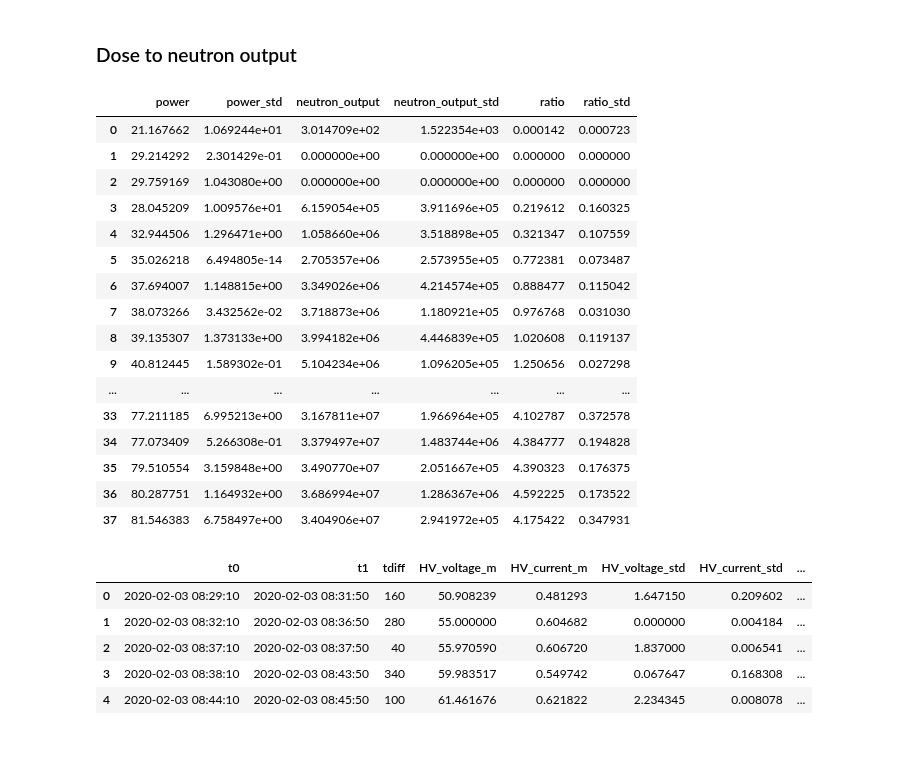
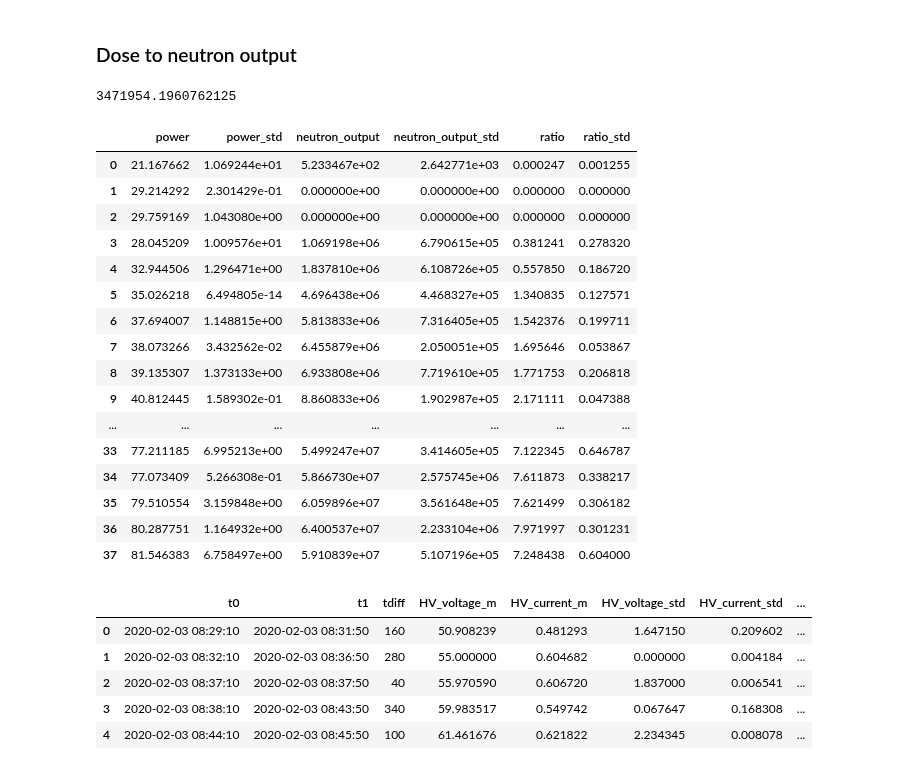
Before and after one commit to kromerh/phd_python, a Jupyter notebook: 18.New_chamber_analysis/10.2020-02-03.NeutronOutput_vs_BeamPower.ipynb, the cells around one changed output. Drawn from its saved outputs; the diff is of its cells as text; code cells hidden in the pictures.

```diff
--- a/18.New_chamber_analysis/10.2020-02-03.NeutronOutput_vs_BeamPower.ipynb
+++ b/18.New_chamber_analysis/10.2020-02-03.NeutronOutput_vs_BeamPower.ipynb
@@ -227,36 +228,42 @@ data
 | 37 | 2020-02-03 10:53:10 | 2020-02-03 10:58:50 | 340 | 138.186167 | 1.094773 | 6.814966e+00 | 3.930731e-02 | ... |
 # %% [markdown]
 ### Dose to neutron output
+# %%
+data_mcnp_LUT = pd.read_csv("/Users/hkromer/02_PhD/02_Data/13.new_chamber/2020-03-01.MCNP_2e8nps/LUT_dose_output.csv", index_col=0) # output per 100 muSv/hr
+# take 100 kV
+dose_to_output = data_mcnp_LUT.loc[100, 'E']
+dose_to_output = dose_to_output / 100 # per 1 muSv/h
+dose_to_output # output per 1 muSv/hr
+# %% [output]
+3471954.1960762125
 # %%
-# replace this with correlation from MCNP
-dose_to_output = 0.2*1e7 # per 100 muSv/h
-dose_to_output = dose_to_output / 100 # per muSv/h
+
 
 data['neutron_output'] = data['dose_corrected_m'] * dose_to_output
 data['neutron_output_std'] = data['dose_corrected_std'] * dose_to_output
 
 data['ratio'] = (data['neutron_output'] / data['power']) * 1e-5
 data['ratio_std'] = np.sqrt( ( ( ( data['neutron_output_std'] ) / data['power'])**2 ) + ( ( ( data['neutron_output'] ) / ( (data['power'])**2 ) * data['power_std'] )**2 ) ) * 1e-5
 cols = ['power', 'power_std', 'neutron_output', 'neutron_output_std', 'ratio', 'ratio_std']
 data[cols]
 # %% [output]
 |  | power | power_std | neutron_output | neutron_output_std | ratio | ratio_std |
-| 0 | 21.167662 | 1.069244e+01 | 3.014709e+02 | 1.522354e+03 | 0.000142 | 0.000723 |
+| 0 | 21.167662 | 1.069244e+01 | 5.233467e+02 | 2.642771e+03 | 0.000247 | 0.001255 |
 | 1 | 29.214292 | 2.301429e-01 | 0.000000e+00 | 0.000000e+00 | 0.000000 | 0.000000 |
 | 2 | 29.759169 | 1.043080e+00 | 0.000000e+00 | 0.000000e+00 | 0.000000 | 0.000000 |
-| 3 | 28.045209 | 1.009576e+01 | 6.159054e+05 | 3.911696e+05 | 0.219612 | 0.160325 |
-| 4 | 32.944506 | 1.296471e+00 | 1.058660e+06 | 3.518898e+05 | 0.321347 | 0.107559 |
-| 5 | 35.026218 | 6.494805e-14 | 2.705357e+06 | 2.573955e+05 | 0.772381 | 0.073487 |
-| 6 | 37.694007 | 1.148815e+00 | 3.349026e+06 | 4.214574e+05 | 0.888477 | 0.115042 |
-| 7 | 38.073266 | 3.432562e-02 | 3.718873e+06 | 1.180921e+05 | 0.976768 | 0.031030 |
-| 8 | 39.135307 | 1.373133e+00 | 3.994182e+06 | 4.446839e+05 | 1.020608 | 0.119137 |
-| 9 | 40.812445 | 1.589302e-01 | 5.104234e+06 | 1.096205e+05 | 1.250656 | 0.027298 |
+| 3 | 28.045209 | 1.009576e+01 | 1.069198e+06 | 6.790615e+05 | 0.381241 | 0.278320 |
+| 4 | 32.944506 | 1.296471e+00 | 1.837810e+06 | 6.108726e+05 | 0.557850 | 0.186720 |
+| 5 | 35.026218 | 6.494805e-14 | 4.696438e+06 | 4.468327e+05 | 1.340835 | 0.127571 |
+| 6 | 37.694007 | 1.148815e+00 | 5.813833e+06 | 7.316405e+05 | 1.542376 | 0.199711 |
+| 7 | 38.073266 | 3.432562e-02 | 6.455879e+06 | 2.050051e+05 | 1.695646 | 0.053867 |
+| 8 | 39.135307 | 1.373133e+00 | 6.933808e+06 | 7.719610e+05 | 1.771753 | 0.206818 |
+| 9 | 40.812445 | 1.589302e-01 | 8.860833e+06 | 1.902987e+05 | 2.171111 | 0.047388 |
 | ... | ... | ... | ... | ... | ... | ... |
-| 33 | 77.211185 | 6.995213e+00 | 3.167811e+07 | 1.966964e+05 | 4.102787 | 0.372578 |
-| 34 | 77.073409 | 5.266308e-01 | 3.379497e+07 | 1.483744e+06 | 4.384777 | 0.194828 |
-| 35 | 79.510554 | 3.159848e+00 | 3.490770e+07 | 2.051667e+05 | 4.390323 | 0.176375 |
-| 36 | 80.287751 | 1.164932e+00 | 3.686994e+07 | 1.286367e+06 | 4.592225 | 0.173522 |
-| 37 | 81.546383 | 6.758497e+00 | 3.404906e+07 | 2.941972e+05 | 4.175422 | 0.347931 |
+| 33 | 77.211185 | 6.995213e+00 | 5.499247e+07 | 3.414605e+05 | 7.122345 | 0.646787 |
+| 34 | 77.073409 | 5.266308e-01 | 5.866730e+07 | 2.575745e+06 | 7.611873 | 0.338217 |
+| 35 | 79.510554 | 3.159848e+00 | 6.059896e+07 | 3.561648e+05 | 7.621499 | 0.306182 |
+| 36 | 80.287751 | 1.164932e+00 | 6.400537e+07 | 2.233104e+06 | 7.971997 | 0.301231 |
+| 37 | 81.546383 | 6.758497e+00 | 5.910839e+07 | 5.107196e+05 | 7.248438 | 0.604000 |
 # %%
 data.head()
 # %% [output]
```
Also changed, not shown: parts of 5 cells of this notebook, 7 other files.
